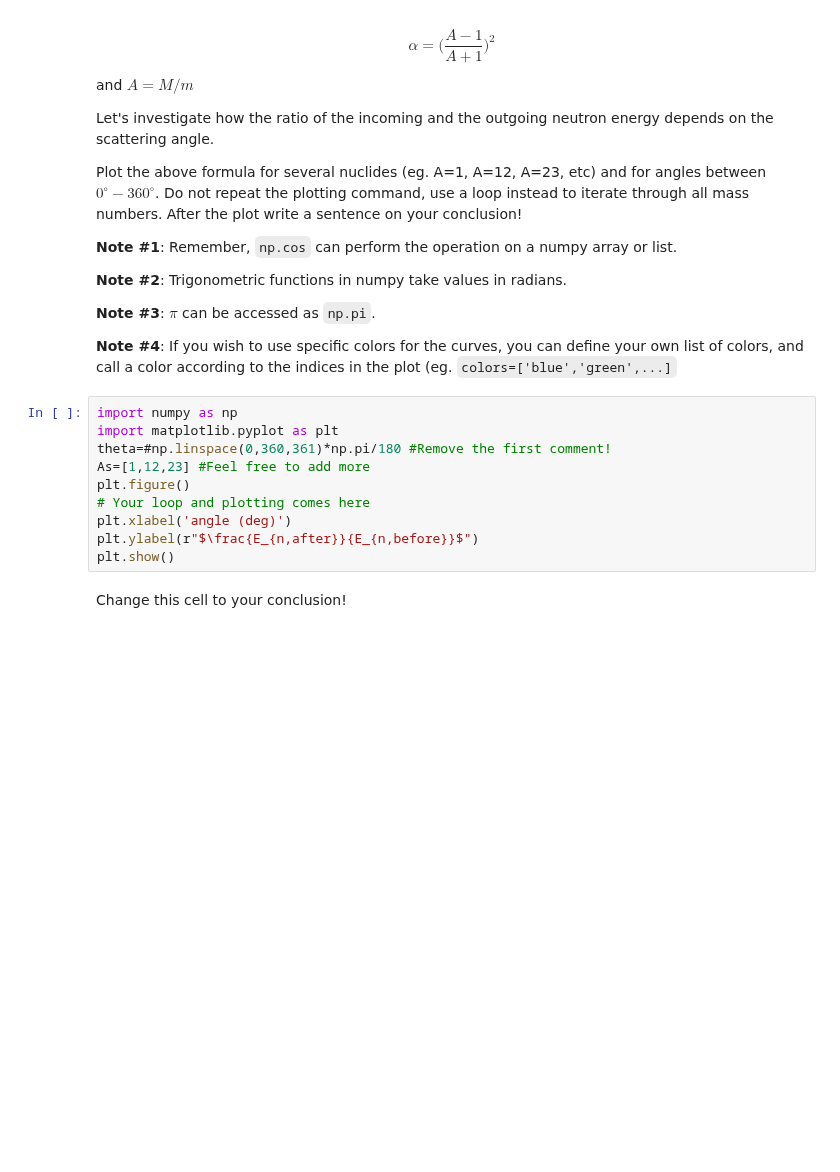
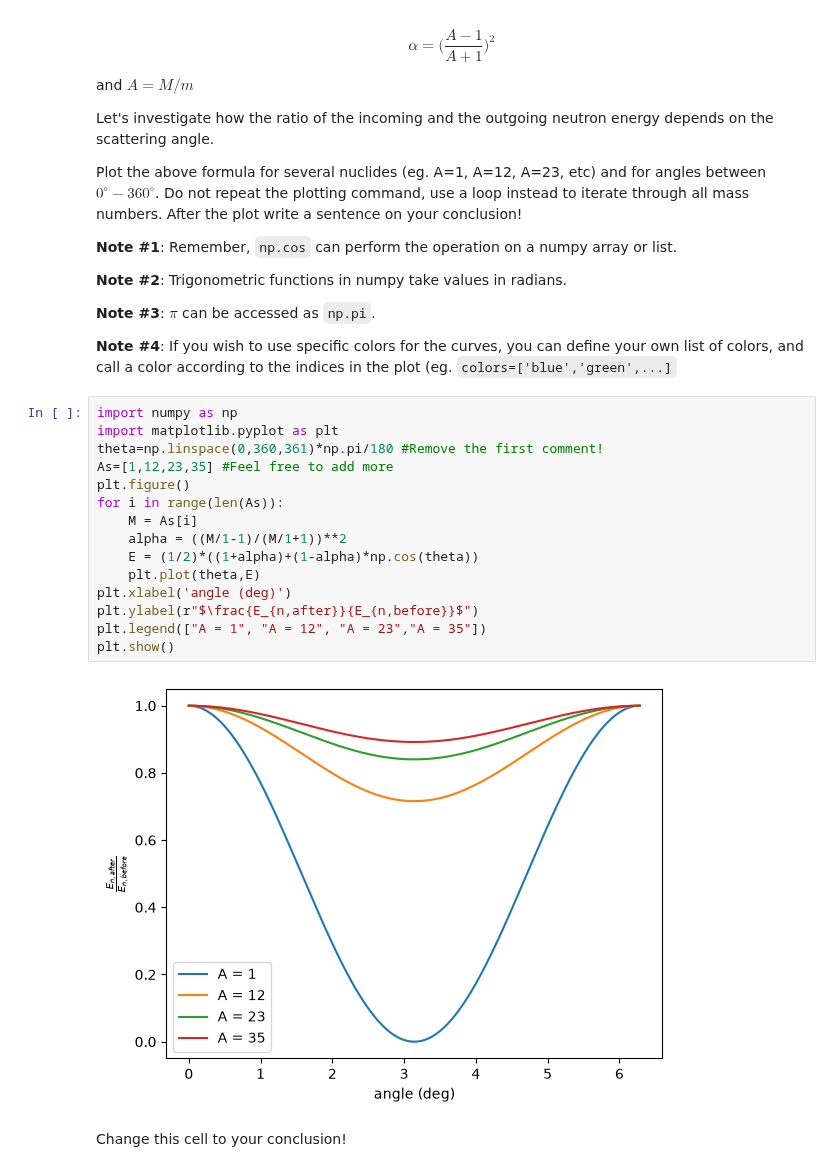
Before and after one commit to Ben0-0/IAEA_Reactor-Physics, a Jupyter notebook: Datalabs/Datalab04/4-Scattering_MCintro.ipynb, the cells around one changed output. Drawn from its saved outputs; the diff is of its cells as text; blank space fills up the shorter version.

```diff
--- a/Datalabs/Datalab04/4-Scattering_MCintro.ipynb
+++ b/Datalabs/Datalab04/4-Scattering_MCintro.ipynb
@@ -45,13 +45,20 @@ Plot the above formula for several nuclides (eg. A=1, A=12, A=23, etc) and for a
 # %%
 import numpy as np
 import matplotlib.pyplot as plt
-theta=#np.linspace(0,360,361)*np.pi/180 #Remove the first comment!
-As=[1,12,23] #Feel free to add more
+theta=np.linspace(0,360,361)*np.pi/180 #Remove the first comment!
+As=[1,12,23,35] #Feel free to add more
 plt.figure()
-# Your loop and plotting comes here
+for i in range(len(As)):
+    M = As[i]
+    alpha = ((M/1-1)/(M/1+1))**2
+    E = (1/2)*((1+alpha)+(1-alpha)*np.cos(theta))
+    plt.plot(theta,E)
 plt.xlabel('angle (deg)')
 plt.ylabel(r"$\frac{E_{n,after}}{E_{n,before}}$")
+plt.legend(["A = 1", "A = 12", "A = 23","A = 35"])
 plt.show()
+# %% [output]
+[figure, added]
 # %% [markdown]
 Change this cell to your conclusion!
 # %% [markdown]
```
Also changed, not shown: parts of 4 cells of this notebook.
